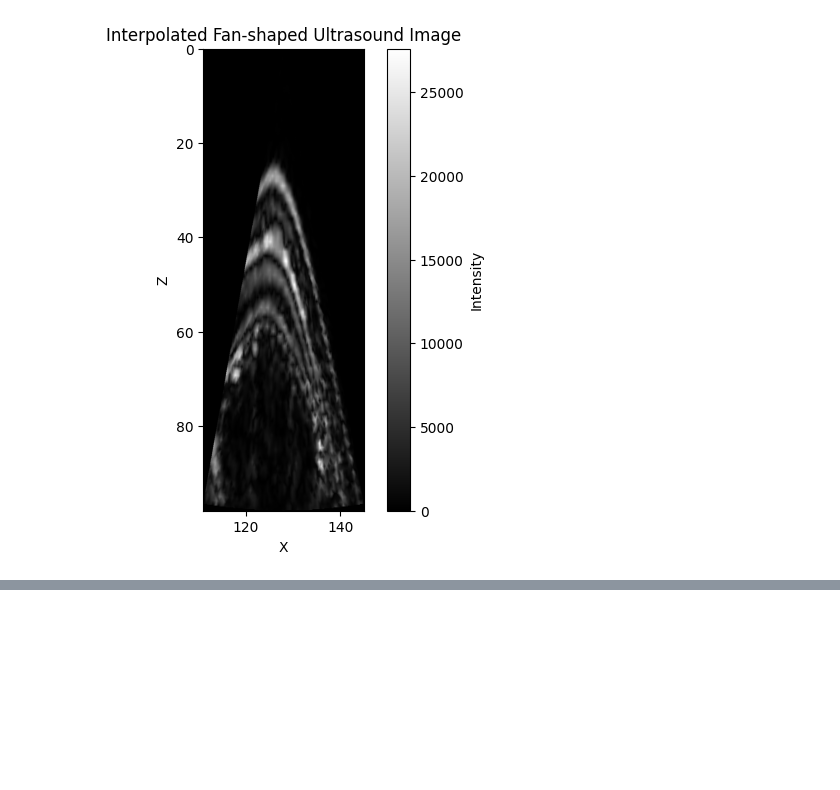
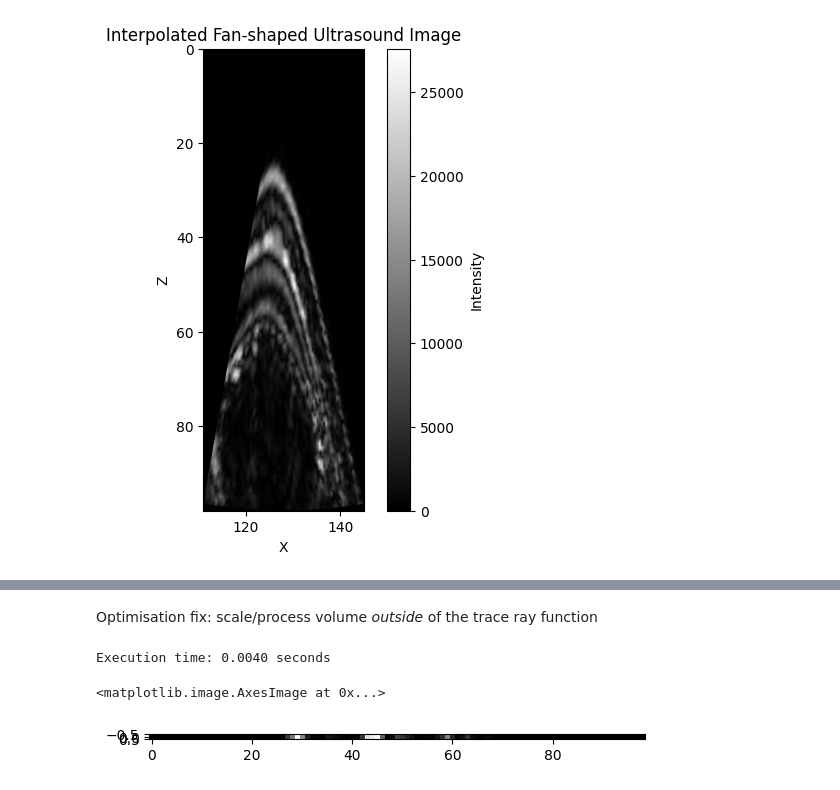
Before and after one commit to gduguey/DiffUS, a Jupyter notebook: notebooks/fxiafixing_voxel_plot.ipynb, the cells around one changed output, grey strips where cells are left out. Cells and saved outputs as stored; diff of their text form; code cells hidden in the pictures; blank space fills up the shorter version.

```diff
--- a/notebooks/fxiafixing_voxel_plot.ipynb
+++ b/notebooks/fxiafixing_voxel_plot.ipynb
@@ -341,0 +339,2 @@ plt.show()
+# %%
+UR = UltrasoundRenderer(100, 0.1)
@@ -341,0 +380,18 @@ plt.show()
+# %% [markdown]
+Optimisation fix: scale/process volume _outside_ of the trace ray function
+# %%
+def timeit_UR_trace_ray():
+    return UR.trace_ray(
+        volume=volume,
+        source=torch.tensor([128., 128., 0.]),
+        direction=torch.tensor([0.0,0.0,1.0]),
+        num_samples=100,
+    )
+
+execution_time = timeit.timeit(timeit_UR_trace_ray, number=1000) / 1000
+print(f"Execution time: {execution_time:.4f} seconds")
+plt.imshow(ray_one.cpu().numpy(), cmap="gray")
+# %% [output]
+Execution time: 0.0040 seconds
+<matplotlib.image.AxesImage at 0x...>
+[figure, added]
```
Also changed, not shown: parts of 10 cells of this notebook, 1 other file.
